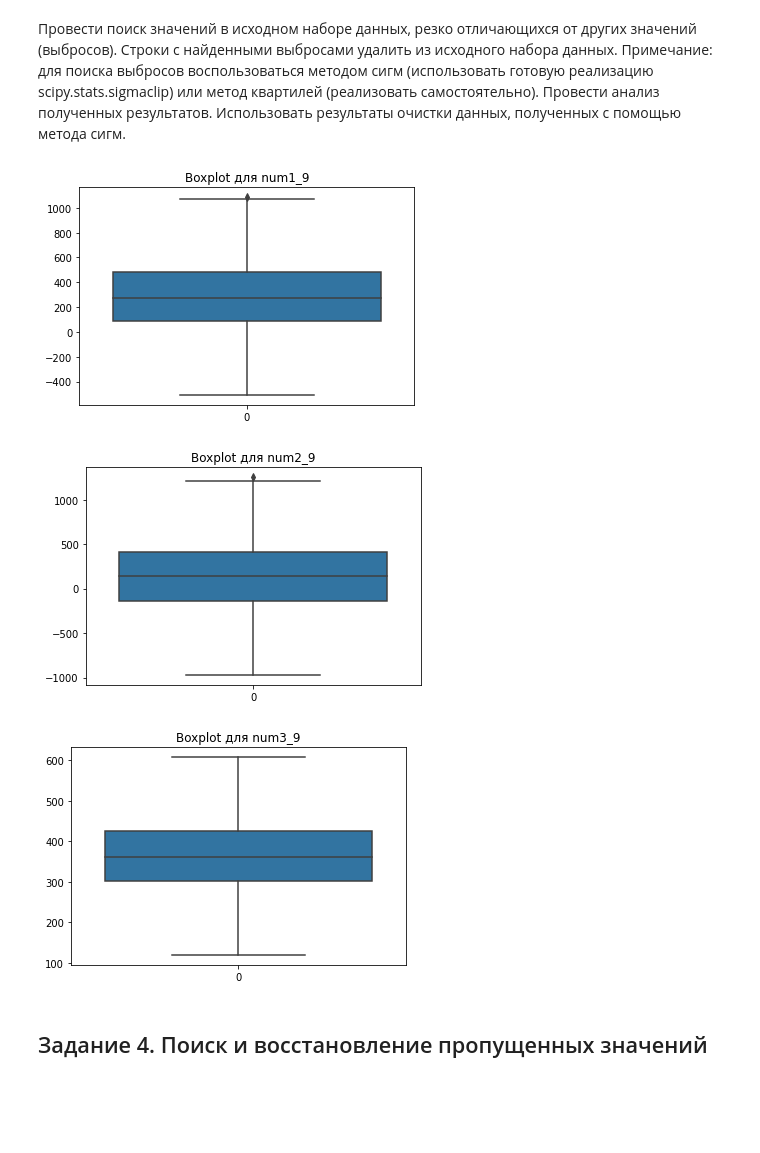
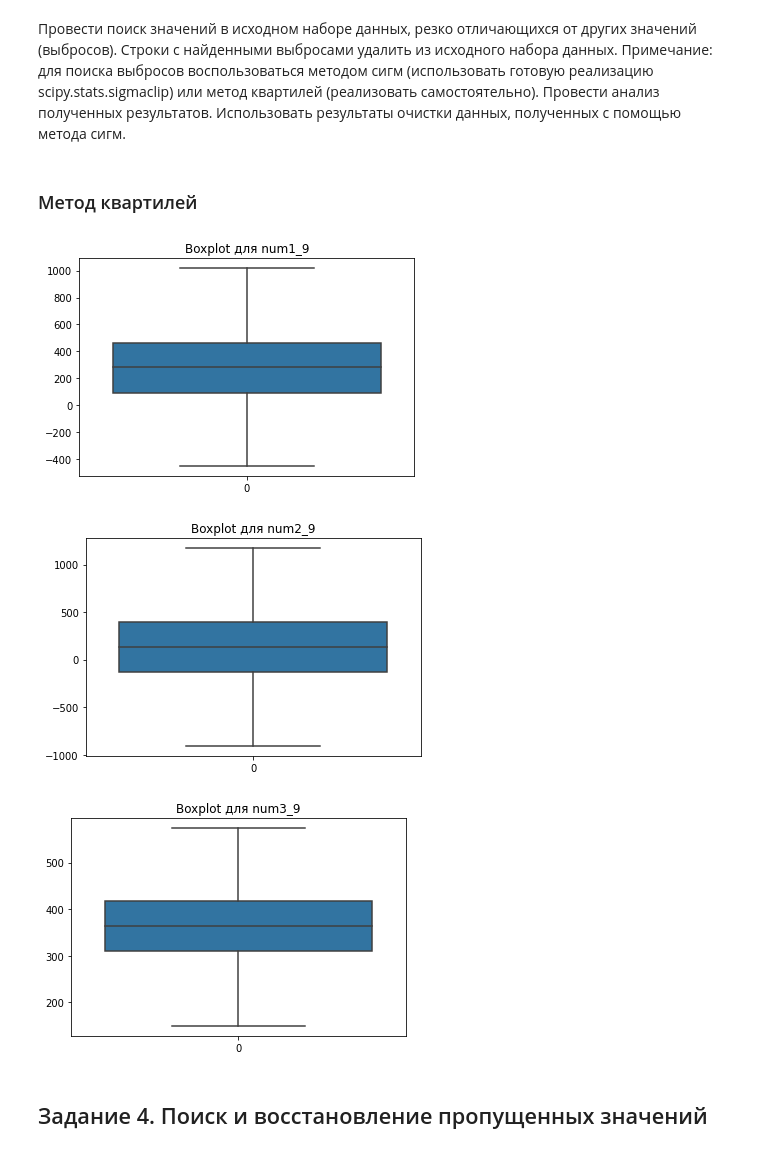
Before and after one commit to makarty/edu-works, a Jupyter notebook: data analysis/1practical/1pr.ipynb, the cells around one changed output. Saved outputs shown, nothing was run; the diff lists cells and outputs as text; code cells hidden in the pictures; blank space fills up the shorter version.

```diff
--- a/data analysis/1practical/1pr.ipynb
+++ b/data analysis/1practical/1pr.ipynb
@@ -46,6 +46,16 @@ df
 ### Обработка
 # %%
 def data_processing(data, column, dtype):
+    """
+    :param data: датафрейм
+    :type data: pandas.core.frame.DataFrame
+    :param column: название столбца
+    :type column: string
+    :param dtype: тип данных
+    :type dtype: string
+    :return: датафрейм
+    :rtype: pandas.core.frame.DataFrame
+    """
     data[column] = data[column].replace({'-': None})
     data[column] = data[column].replace({' ': None})
     data[column] = data[column].astype(dtype)
@@ -177,29 +189,39 @@ graphs_for_num(df2, 'num3_9')
 ## Задание 3. Поиск аномальных значений
 # %% [markdown]
 Провести поиск значений в исходном наборе данных, резко отличающихся от других значений (выбросов). Строки с найденными выбросами удалить из исходного набора данных. Примечание: для поиска выбросов воспользоваться методом сигм (использовать готовую реализацию scipy.stats.sigmaclip) или метод квартилей (реализовать самостоятельно). Провести анализ полученных результатов. Использовать результаты очистки данных, полученных с помощью метода сигм.
+# %% [markdown]
+### Метод квартилей
 # %%
-def finding_outliers(data, column): # Метод квартилей
+def finding_outliers(data, column):
+    """
+    :param data: датафрейм
+    :type data: pandas.core.frame.DataFrame
+    :param column: название столбца
+    :type column: string
+    :return: список с индексами выбросов
+    :rtype: list
+    """
     Q1 = data[column].quantile(0.25)
     Q3 = data[column].quantile(0.75)
-    deltaQ = Q3 - Q1
-    lower_bound = Q1 - 1.5 * deltaQ
-    higher_bound = Q3 + 1.5 * deltaQ
+    IQR = Q3 - Q1
+    lower_fence = Q1 - 1.5 * IQR
+    higher_fence = Q3 + 1.5 * IQR
     outlier_indexes = list()
     outlier_indexes.extend(
-        data.index[(data[column] < lower_bound) | (data[column] > higher_bound)])
+        data.index[(data[column] < lower_fence) | (data[column] > higher_fence)])
     return outlier_indexes
 
 
 for column in ['num1_9', 'num2_9', 'num3_9']:
     outlier_indexes = finding_outliers(df2, column)
     df2 = df2.drop(outlier_indexes)
     sns.boxplot(data=df2[column])
     plt.title(f'Boxplot для {column}')
     plt.show()
 # %% [output]
-[figure, old version]
+[figure, new version]
-[figure, old version]
+[figure, new version]
-[figure, old version]
+[figure, new version]
 # %% [markdown]
 ## Задание 4. Поиск и восстановление пропущенных значений
 # %% [markdown]
```
Also changed, not shown: parts of 7 cells of this notebook, 6 other files.
